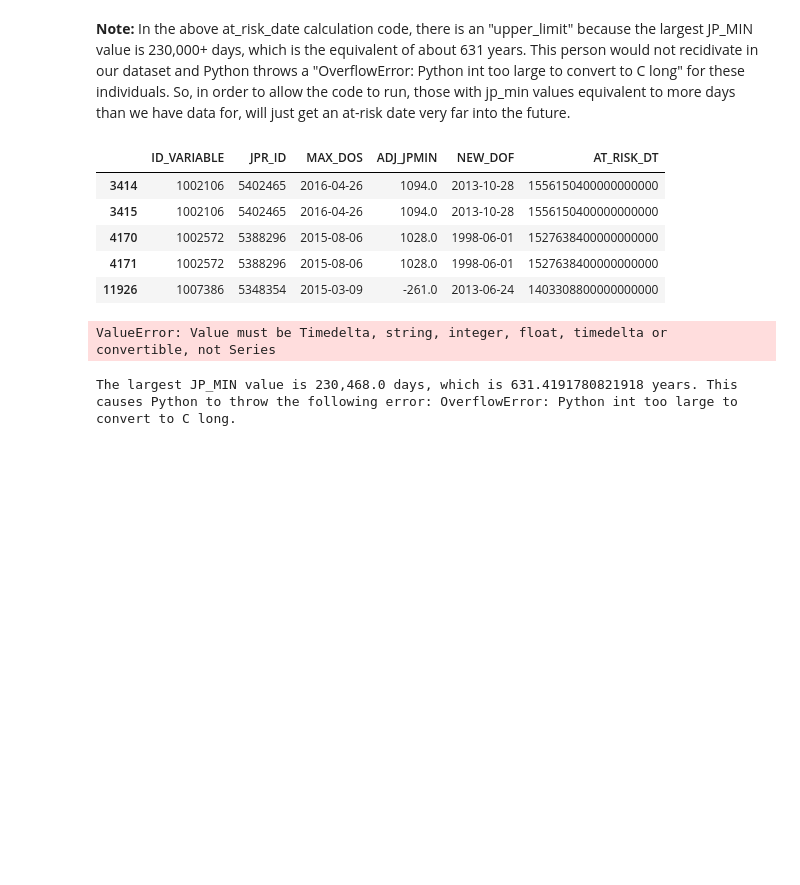
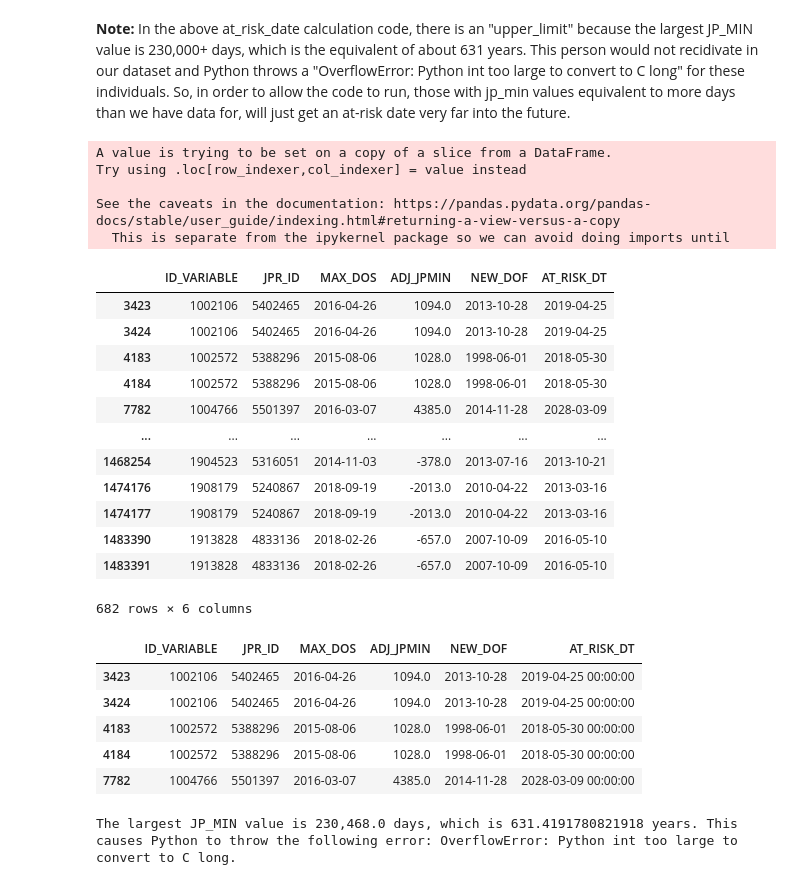
Before and after one commit to aud-z/PA_sentencing, a Jupyter notebook: data_cleaning_pipeline.ipynb, the cells around one changed output. Saved outputs shown, nothing was run; the diff lists cells and outputs as text; code cells hidden in the pictures; blank space fills up the shorter version.

```diff
--- a/data_cleaning_pipeline.ipynb
+++ b/data_cleaning_pipeline.ipynb
@@ -495,33 +507,53 @@ df_collapsed[['ID_VARIABLE', 'JPR_ID',"JP_MIN", "INCMIN", "INC_END", "ADJ_JPMIN"
 **Note:** In the above at_risk_date calculation code, there is an "upper_limit" because the largest JP_MIN value is 230,000+ days, which is the equivalent of about 631 years. This person would not recidivate in our dataset and Python throws a "OverflowError: Python int too large to convert to C long" for these individuals. So, in order to allow the code to run, those with jp_min values equivalent to more days than we have data for, will just get an at-risk date very far into the future.
 # %%
 # #correct the at_risk_dt calculation for some rows:
-# df_collapsed.loc[(~(df_collapsed["ADJ_JPMIN"]).isnull()) & (~(df_collapsed['MAX_DOS'].isnull())), "AT_RISK_DT"] = df_collapsed['MAX_DOS']  + pd.to_timedelta(df_collapsed['ADJ_JPMIN'], unit='d')
+df_collapsed.loc[(~(df_collapsed["ADJ_JPMIN"]).isnull()) & (~(df_collapsed['MAX_DOS'].isnull())), "AT_RISK_DT"] = df_collapsed['MAX_DOS']  + pd.to_timedelta(df_collapsed['ADJ_JPMIN'], unit='d')
+
+#will another line here work to resolve this issue?
+df_subset_mult = df_collapsed.loc[(~(df_collapsed["ADJ_JPMIN"]).isnull()) & (~(df_collapsed['MAX_DOS'].isnull()))]  #, "AT_RISK_DT"] # = pd.to_datetime(df_collapsed["AT_RISK_DT"])
+df_subset_rest = df_collapsed.loc[(~(df_collapsed["ADJ_JPMIN"]).isnull()) & ((df_collapsed['MAX_DOS'].isnull()))]  #, "AT_RISK_DT"] # = pd.to_datetime(df_collapsed["AT_RISK_DT"])
 
 
-# #for some reason, the above gives dates (although correct) in the following format:1556150400000000000)
-# df_collapsed.loc[(~(df_collapsed["ADJ_JPMIN"]).isnull()) & (~(df_collapsed['MAX_DOS'].isnull()))].head()[['ID_VARIABLE', 'JPR_ID', "MAX_DOS","ADJ_JPMIN", "NEW_DOF", "AT_RISK_DT"]]
+
+# # #for some reason, the above gives dates (although correct) in the following format:1556150400000000000)
+#df_collapsed.loc[(~(df_collapsed["ADJ_JPMIN"]).isnull()) & (~(df_collapsed['MAX_DOS'].isnull()))].head()[['ID_VARIABLE', 'JPR_ID', "MAX_DOS","ADJ_JPMIN", "NEW_DOF", "AT_RISK_DT"]]
-# %% [output]
-|  | ID_VARIABLE | JPR_ID | MAX_DOS | ADJ_JPMIN | NEW_DOF | AT_RISK_DT |
-| 3414 | 1002106 | 5402465 | 2016-04-26 | 1094.0 | 2013-10-28 | 1556150400000000000 |
-| 3415 | 1002106 | 5402465 | 2016-04-26 | 1094.0 | 2013-10-28 | 1556150400000000000 |
-| 4170 | 1002572 | 5388296 | 2015-08-06 | 1028.0 | 1998-06-01 | 1527638400000000000 |
-| 4171 | 1002572 | 5388296 | 2015-08-06 | 1028.0 | 1998-06-01 | 1527638400000000000 |
-| 11926 | 1007386 | 5348354 | 2015-03-09 | -261.0 | 2013-06-24 | 1403308800000000000 |
+# %%
+df_subset_mult[['ID_VARIABLE', 'JPR_ID', "MAX_DOS","ADJ_JPMIN", "NEW_DOF", "AT_RISK_DT"]]
+
+df_subset_mult["AT_RISK_DT"] = pd.to_datetime(df_subset_mult["AT_RISK_DT"])
+
+df_subset_mult[['ID_VARIABLE', 'JPR_ID', "MAX_DOS","ADJ_JPMIN", "NEW_DOF", "AT_RISK_DT"]]
+# %% [output]
+A value is trying to be set on a copy of a slice from a DataFrame.
+Try using .loc[row_indexer,col_indexer] = value instead
+
+See the caveats in the documentation: https://pandas.pydata.org/pandas-docs/stable/user_guide/indexing.html#returning-a-view-versus-a-copy
+  This is separate from the ipykernel package so we can avoid doing imports until
+|  | ID_VARIABLE | JPR_ID | MAX_DOS | ADJ_JPMIN | NEW_DOF | AT_RISK_DT |
+| 3423 | 1002106 | 5402465 | 2016-04-26 | 1094.0 | 2013-10-28 | 2019-04-25 |
+| 3424 | 1002106 | 5402465 | 2016-04-26 | 1094.0 | 2013-10-28 | 2019-04-25 |
+| 4183 | 1002572 | 5388296 | 2015-08-06 | 1028.0 | 1998-06-01 | 2018-05-30 |
+| 4184 | 1002572 | 5388296 | 2015-08-06 | 1028.0 | 1998-06-01 | 2018-05-30 |
+| 7782 | 1004766 | 5501397 | 2016-03-07 | 4385.0 | 2014-11-28 | 2028-03-09 |
+| ... | ... | ... | ... | ... | ... | ... |
+| 1468254 | 1904523 | 5316051 | 2014-11-03 | -378.0 | 2013-07-16 | 2013-10-21 |
+| 1474176 | 1908179 | 5240867 | 2018-09-19 | -2013.0 | 2010-04-22 | 2013-03-16 |
+| 1474177 | 1908179 | 5240867 | 2018-09-19 | -2013.0 | 2010-04-22 | 2013-03-16 |
+| 1483390 | 1913828 | 4833136 | 2018-02-26 | -657.0 | 2007-10-09 | 2016-05-10 |
+| 1483391 | 1913828 | 4833136 | 2018-02-26 | -657.0 | 2007-10-09 | 2016-05-10 |
+682 rows × 6 columns
 # %%
-#df_collapsed["AT_RISK_DT"] =
-
-#df_collapsed["AT_RISK_DT"] = df_collapsed["AT_RISK_DT"].astype('datetime64[ns]')
-
-
-df_collapsed["AT_RISK_DT"] = np.where(
-    (~(df_collapsed["ADJ_JPMIN"]).isnull()) & (~(df_collapsed['MAX_DOS'].isnull())),
-    df_collapsed['MAX_DOS']  + pd.to_timedelta(df_collapsed['ADJ_JPMIN'], unit='d') ,
-    df_collapsed["AT_RISK_DT"] )
-
+#concatenate the dataframes back together
+df_collapsed = pd.concat([df_subset_mult, df_subset_rest])
 
 df_collapsed.loc[(~(df_collapsed["ADJ_JPMIN"]).isnull()) & (~(df_collapsed['MAX_DOS'].isnull()))].head()[['ID_VARIABLE', 'JPR_ID', "MAX_DOS","ADJ_JPMIN", "NEW_DOF", "AT_RISK_DT"]]
 # %% [output]
-ValueError: Value must be Timedelta, string, integer, float, timedelta or convertible, not Series
+|  | ID_VARIABLE | JPR_ID | MAX_DOS | ADJ_JPMIN | NEW_DOF | AT_RISK_DT |
+| 3423 | 1002106 | 5402465 | 2016-04-26 | 1094.0 | 2013-10-28 | 2019-04-25 00:00:00 |
+| 3424 | 1002106 | 5402465 | 2016-04-26 | 1094.0 | 2013-10-28 | 2019-04-25 00:00:00 |
+| 4183 | 1002572 | 5388296 | 2015-08-06 | 1028.0 | 1998-06-01 | 2018-05-30 00:00:00 |
+| 4184 | 1002572 | 5388296 | 2015-08-06 | 1028.0 | 1998-06-01 | 2018-05-30 00:00:00 |
+| 7782 | 1004766 | 5501397 | 2016-03-07 | 4385.0 | 2014-11-28 | 2028-03-09 00:00:00 |
 # %%
 #OverflowError: Python int too large to convert to C long
 
```
Also changed, not shown: parts of 18 cells of this notebook.
